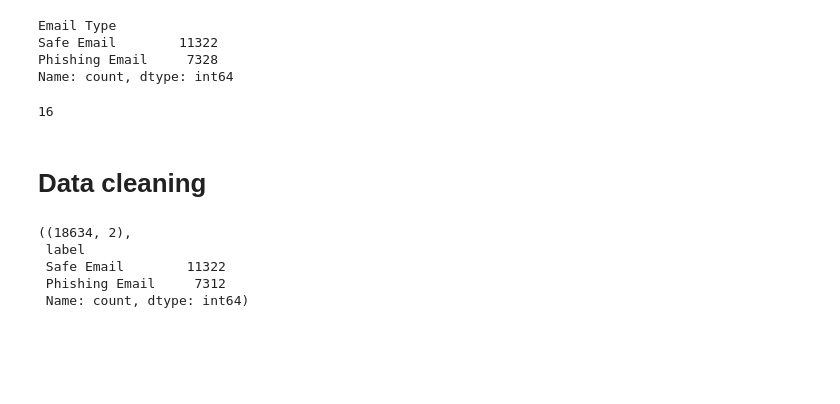
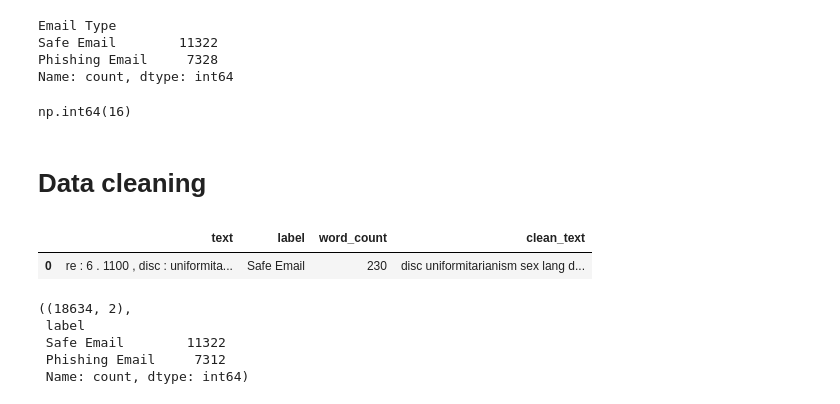
Before and after one commit to anesriad/phishing_end2end, a Jupyter notebook: notebooks/phishing_analysis.ipynb, the cells around one changed output. Saved outputs shown, nothing was run; the diff lists cells and outputs as text; code cells hidden in the pictures; blank space fills up the shorter version.

```diff
--- a/notebooks/phishing_analysis.ipynb
+++ b/notebooks/phishing_analysis.ipynb
@@ -1,7 +1,7 @@
 # %%
 import pandas as pd
 # %%
-df_emails = pd.read_csv('Phishing_Email.csv')
+df_emails = pd.read_csv('/Users/riadanas/Desktop/cybersecurity job project/Phishing_Email.csv')
 # %%
 pd.set_option('display.max_columns', None)  # Show all columns
 pd.set_option('display.max_rows', None)  # Show all rows
@@ -31,9 +31,14 @@ Name: count, dtype: int64
 # %%
 df_emails['Email Text'].isna().sum()
 # %% [output]
-16
+np.int64(16)
 # %% [markdown]
 # Data cleaning
+# %%
+df_emails.head(1)
+# %% [output]
+|  | text | label | word_count | clean_text |
+| 0 | re : 6 . 1100 , disc : uniformita... | Safe Email | 230 | disc uniformitarianism sex lang d... |
 # %%
 # Drop the index column
 df_emails = df_emails.drop(columns=['Unnamed: 0'])
```
Also changed, not shown: parts of 4 cells of this notebook.
